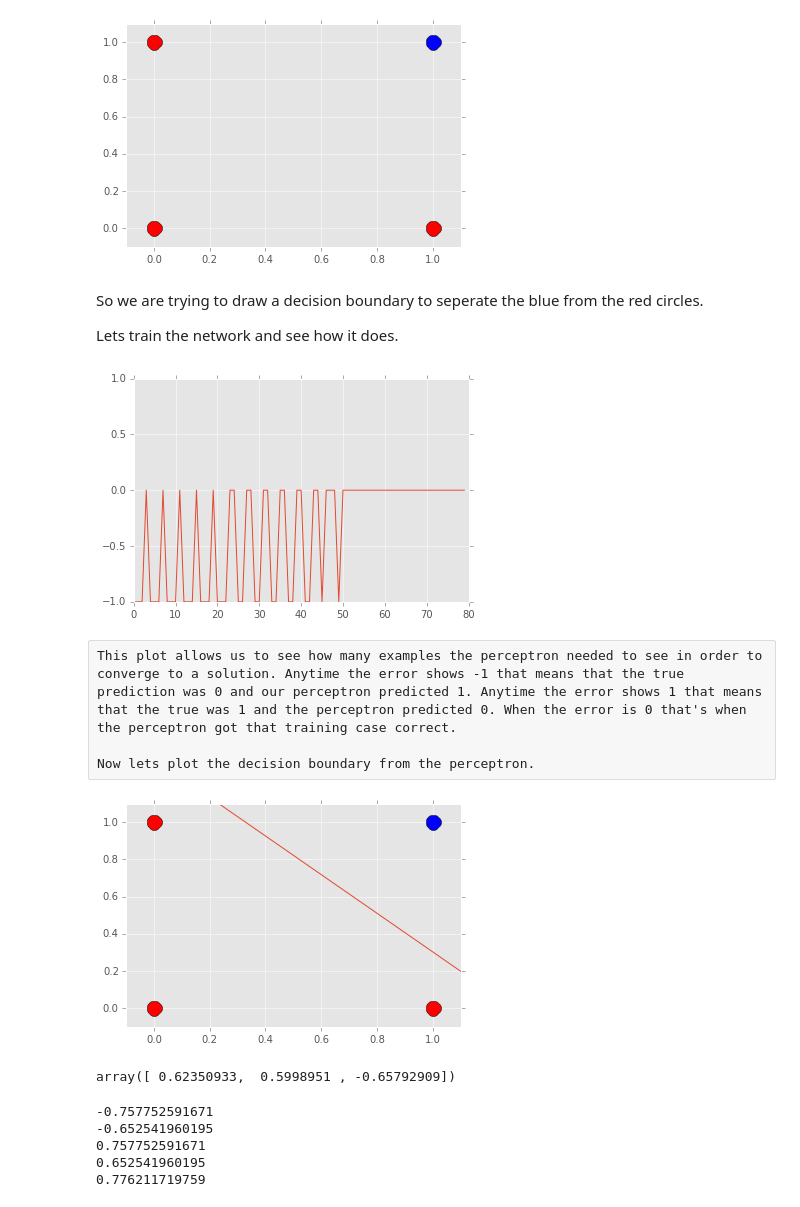
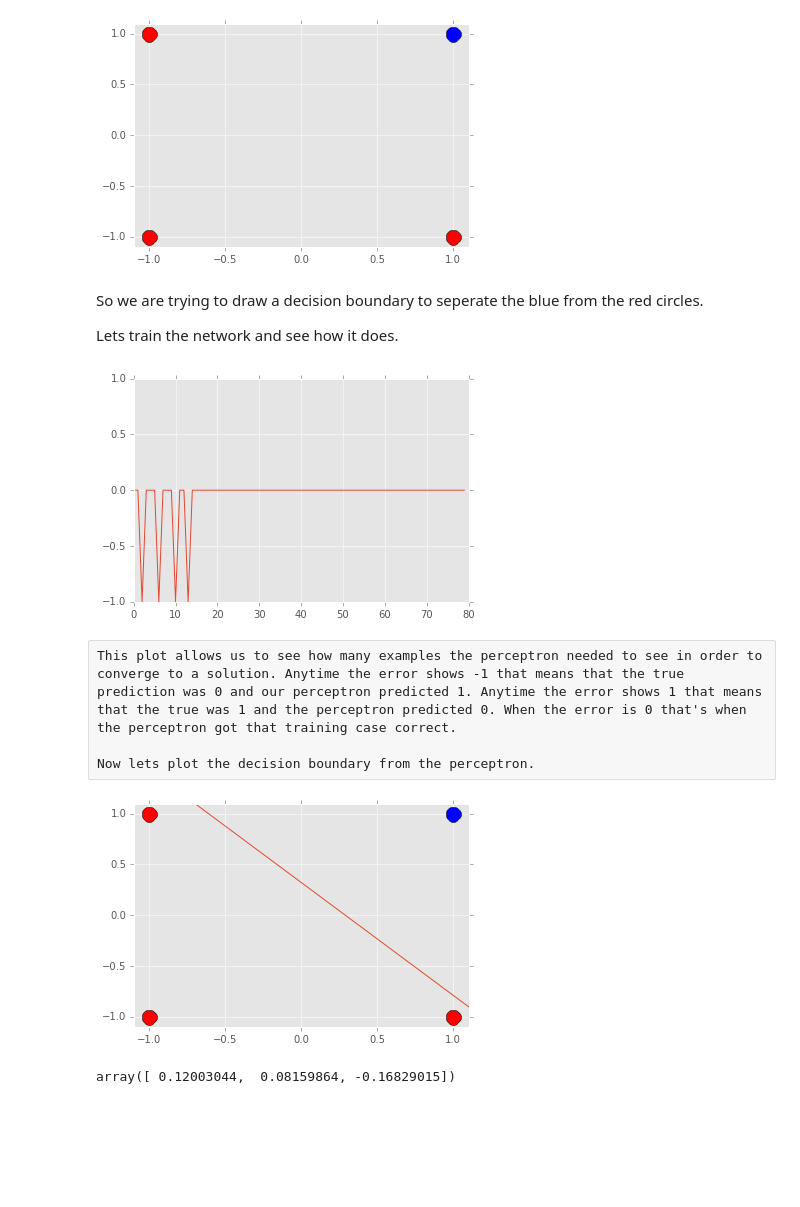
Before and after one commit to FlorianMuellerklein/Machine-Learning, a Jupyter notebook: Perceptron.ipynb, the cells around one changed output. Saved outputs shown, nothing was run; the diff lists cells and outputs as text; code cells hidden in the pictures; blank space fills up the shorter version.

```diff
--- a/Perceptron.ipynb
+++ b/Perceptron.ipynb
@@ -38,8 +38,7 @@ class Perceptron(object):
     trained with the perceptron learning rule
     '''
     def __init__(self):
-        self.alpha = None # the alpha will be our learning rate or step size
-        # initialize weights
+        self.alpha = None
         self.w = None
 
     def response(self, X):
@@ -48,7 +47,7 @@ class Perceptron(object):
         :param X: input vector
         :return: perceptron out
         '''
-        a = hardlim(np.dot(X, self.w))
+        a = hardlim(np.dot(self.w.T, X))
         return a
 
     def updateWeight(self, X, error):
@@ -58,7 +57,7 @@ class Perceptron(object):
         :param error: prediction != true
         :return: updated weight vector
         '''
-        self.w += self.alpha * np.dot(error, X)
+        self.w += self.alpha * error * X
 
     def train(self, X, y, alpha, iterations):
         '''
@@ -67,19 +66,18 @@ class Perceptron(object):
         :param y: correct y value
         :return: updated parameters
         '''
+        # initialize the learning rate and count data size
         self.alpha = alpha
-
         num_examples, num_features = np.shape(X)
 
         # set up bias
-        bias = np.ones(shape =(num_examples,1))
+        bias = np.ones(shape=(num_examples,1))
         X = np.hstack((X, bias))
 
         # initialize weight vector
         self.w = np.random.rand(num_features + 1)
 
         error_count = []
-
         for i in range(iterations):
             for j in range(num_examples):
                 prediction = self.response(X[j])
@@ -98,7 +100,7 @@ Now we will come up with some data for the perceptron to solve. From [Neural Net
 # %%
-X = np.array([[0,0],
-              [0,1],
-              [1,0],
+X = np.array([[-1,-1],
+              [-1,1],
+              [1,-1],
               [1,1]])
 
 y = np.array([[0],
@@ -111,10 +113,10 @@ plt.plot(X[0][0],X[0][1], 'ro', markersize=15)
 plt.plot(X[1][0],X[1][1], 'ro', markersize=15)
 plt.plot(X[2][0],X[2][1], 'ro', markersize=15)
 plt.plot(X[3][0],X[3][1], 'bo', markersize=15)
-plt.axis([-0.1,1.1,-0.1,1.1])
+plt.axis([-1.1,1.1,-1.1,1.1])
 plt.show()
 # %% [output]
-[figure, old version]
+[figure, new version]
 # %% [markdown]
 So we are trying to draw a decision boundary to seperate the blue from the red circles.
 
@@ -122,10 +124,10 @@ Lets train the network and see how it does.
 # %%
 
 model = Perceptron()
 
-model.train(X, y, alpha=0.03, iterations=20)
+model.train(X, y, alpha=0.1, iterations=20)
 # %% [output]
-[figure, old version]
+[figure, new version]
 # %% [raw]
 This plot allows us to see how many examples the perceptron needed to see in order to converge to a solution. Anytime the error shows -1 that means that the true prediction was 0 and our perceptron predicted 1. Anytime the error shows 1 that means that the true was 1 and the perceptron predicted 0. When the error is 0 that's when the perceptron got that training case correct.
 
@@ -133,30 +135,18 @@ Now lets plot the decision boundary from the perceptron.
 # %%
 n = np.linalg.norm(model.w[0:2])
 ww = (model.w[0:2]) / n
-ww1 = [float(ww[1]), -1.0*float(ww[0])]
-ww2 = [-1.0*float(ww[1]), float(ww[0])]
+ww1 = [float(ww[1])* 2., -1.0*float(ww[0])* 2.]
+ww2 = [-1.0*float(ww[1]) * 2., float(ww[0]) * 2.]
 plt.plot([ww1[0]-model.w[2],ww2[0]-model.w[2]], [ww1[1]-model.w[2],ww2[1]-model.w[2]])
 plt.plot(X[0][0],X[0][1], 'ro', markersize=15)
 plt.plot(X[1][0],X[1][1], 'ro', markersize=15)
 plt.plot(X[2][0],X[2][1], 'ro', markersize=15)
 plt.plot(X[3][0],X[3][1], 'bo', markersize=15)
-plt.axis([-0.1,1.1,-0.1,1.1])
+plt.axis([-1.1,1.1,-1.1,1.1])
 plt.show()
 # %% [output]
-[figure, old version]
+[figure, new version]
 # %%
-model.w[0:3]
+model.w
 # %% [output]
-array([ 0.62350933,  0.5998951 , -0.65792909])
+array([ 0.12003044,  0.08159864, -0.16829015])
-# %%
-print ww1[0]
-print ww1[1]
-print ww2[0]
-print ww2[1]
-print np.linalg.norm(model.w[0:2])
-# %% [output]
--0.757752591671
--0.652541960195
-0.757752591671
-0.652541960195
-0.776211719759
```
Also changed, not shown: parts of 3 cells of this notebook.
